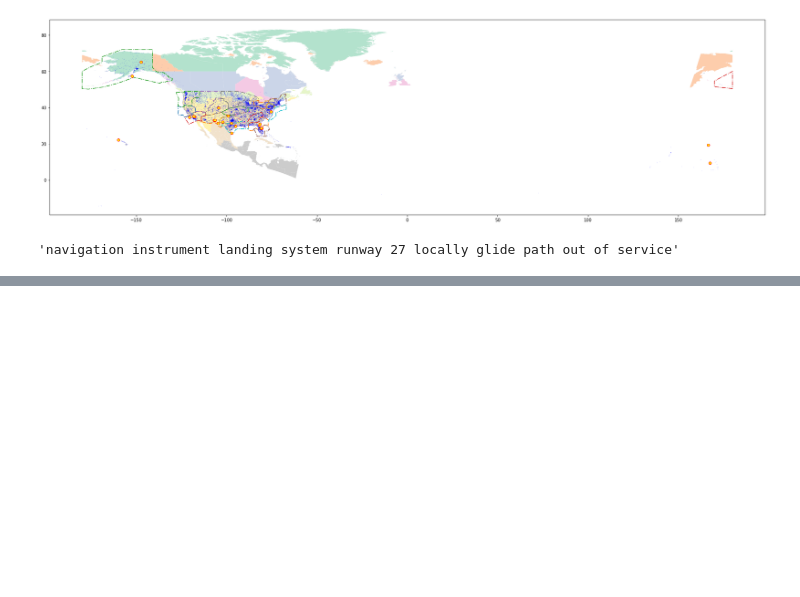
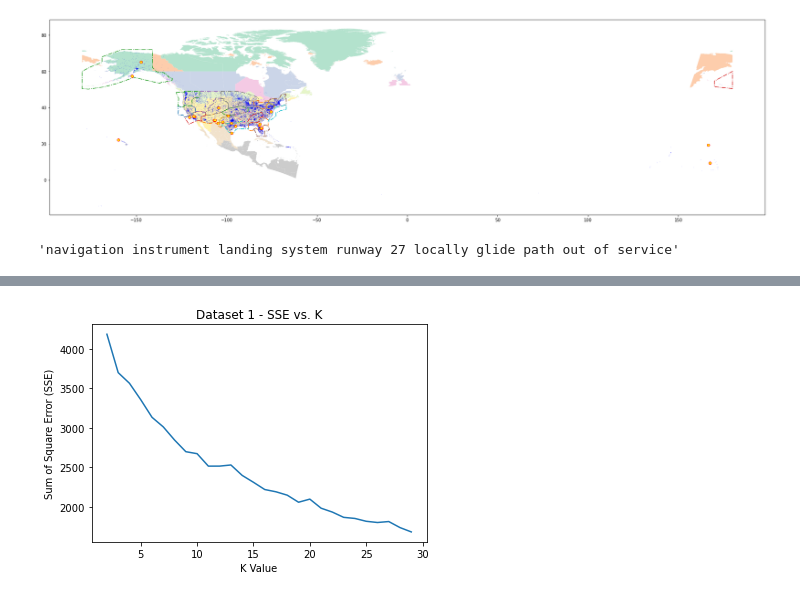
Before and after one commit to DAEN-Team-1/Final, a Jupyter notebook: Mapping.ipynb, the cells around one changed output, grey strips where cells are left out. Saved outputs shown, nothing was run; the diff lists cells and outputs as text; code cells hidden in the pictures; blank space fills up the shorter version.

```diff
--- a/Mapping.ipynb
+++ b/Mapping.ipynb
@@ -69,0 +131,29 @@ airspace jackal low military operations area active 100ft 10999ft
+# %%
+from sklearn.cluster import KMeans
+from sklearn.metrics.pairwise import cosine_distances
+
+SSE1 = []
+x = range(2,30)
+
+for i in x:
+    kmeans = KMeans(n_clusters=i, random_state=0).fit(embeddings)
+
+    SSE_tmp = 0
+
+    for indx, row in enumerate(embeddings):
+        dist = cosine_distances([row],[kmeans.cluster_centers_[kmeans.labels_[indx]]])
+        SSE_tmp = SSE_tmp + dist * dist
+
+    SSE1.append(SSE_tmp)
+
+SSE1 = np.asarray(SSE1, dtype = np.float64).reshape((-1))
+# %%
+import matplotlib.pyplot as plt
+
+plt.plot(x, SSE1)
+plt.ylabel('Sum of Square Error (SSE)')
+plt.xlabel('K Value')
+plt.title("Dataset 1 - SSE vs. K")
+plt.show()
+# %% [output]
+[figure, added]
```
Also changed, not shown: parts of 11 cells of this notebook.
